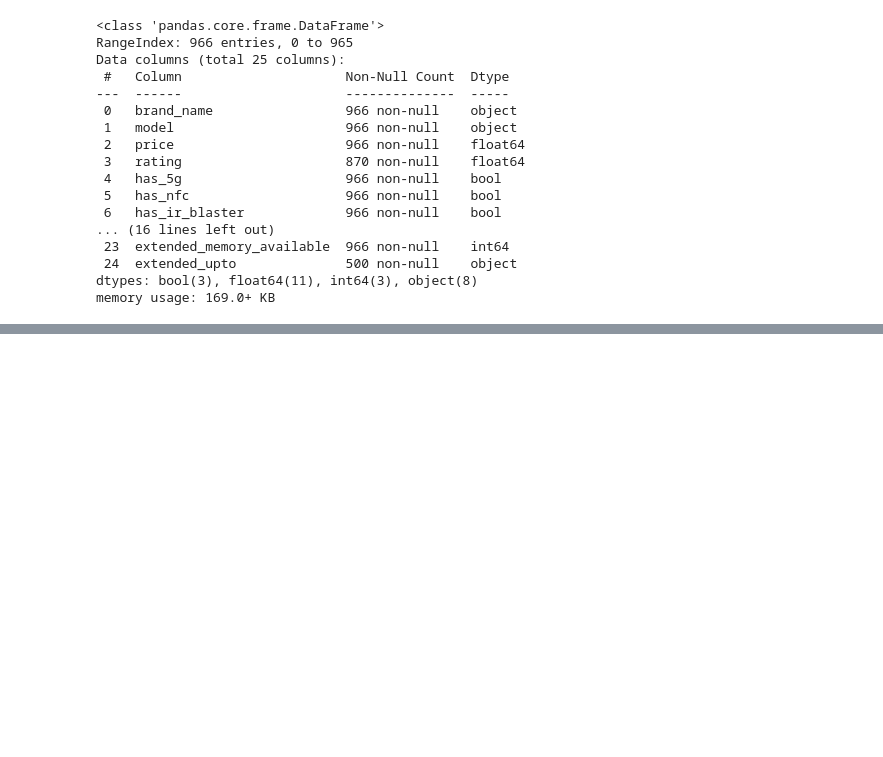
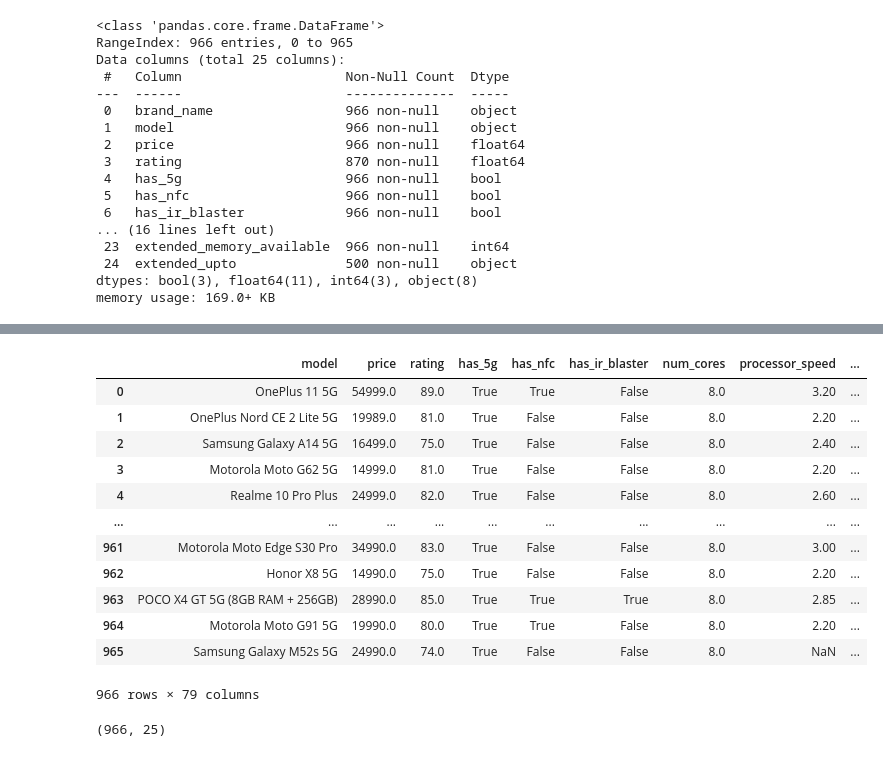
Before and after one commit to white-arrow10/smartphones, a Jupyter notebook: eda_assisted_data_cleaning.ipynb, the cells around one changed output, grey strips where cells are left out. Cells and saved outputs as stored; diff of their text form; code cells hidden in the pictures; blank space fills up the shorter version.

```diff
--- a/eda_assisted_data_cleaning.ipynb
+++ b/eda_assisted_data_cleaning.ipynb
@@ -694,0 +731,2 @@ memory usage: 169.0+ KB
+# %%
+new_df = pd.read_csv('smartphone_cleaned_v3.csv')
@@ -694,0 +753,2 @@ memory usage: 169.0+ KB
+# %%
+new_df['num_cores'] = new_df['num_cores'].astype(float)
@@ -694,0 +825,16 @@ memory usage: 169.0+ KB
+# %%
+pd.get_dummies(new_df,columns=['brand_name','processor_brand','os'],drop_first=True)
+# %% [output]
+|  | model | price | rating | has_5g | has_nfc | has_ir_blaster | num_cores | processor_speed | ... |
+| 0 | OnePlus 11 5G | 54999.0 | 89.0 | True | True | False | 8.0 | 3.20 | ... |
+| 1 | OnePlus Nord CE 2 Lite 5G | 19989.0 | 81.0 | True | False | False | 8.0 | 2.20 | ... |
+| 2 | Samsung Galaxy A14 5G | 16499.0 | 75.0 | True | False | False | 8.0 | 2.40 | ... |
+| 3 | Motorola Moto G62 5G | 14999.0 | 81.0 | True | False | False | 8.0 | 2.20 | ... |
+| 4 | Realme 10 Pro Plus | 24999.0 | 82.0 | True | False | False | 8.0 | 2.60 | ... |
+| ... | ... | ... | ... | ... | ... | ... | ... | ... | ... |
+| 961 | Motorola Moto Edge S30 Pro | 34990.0 | 83.0 | True | False | False | 8.0 | 3.00 | ... |
+| 962 | Honor X8 5G | 14990.0 | 75.0 | True | False | False | 8.0 | 2.20 | ... |
+| 963 | POCO X4 GT 5G (8GB RAM + 256GB) | 28990.0 | 85.0 | True | True | True | 8.0 | 2.85 | ... |
+| 964 | Motorola Moto G91 5G | 19990.0 | 80.0 | True | True | False | 8.0 | 2.20 | ... |
+| 965 | Samsung Galaxy M52s 5G | 24990.0 | 74.0 | True | False | False | 8.0 | NaN | ... |
+966 rows × 79 columns
@@ -694,0 +843,4 @@ memory usage: 169.0+ KB
+# %%
+new_df.shape
+# %% [output]
+(966, 25)
```
Also changed, not shown: parts of 18 cells of this notebook.
